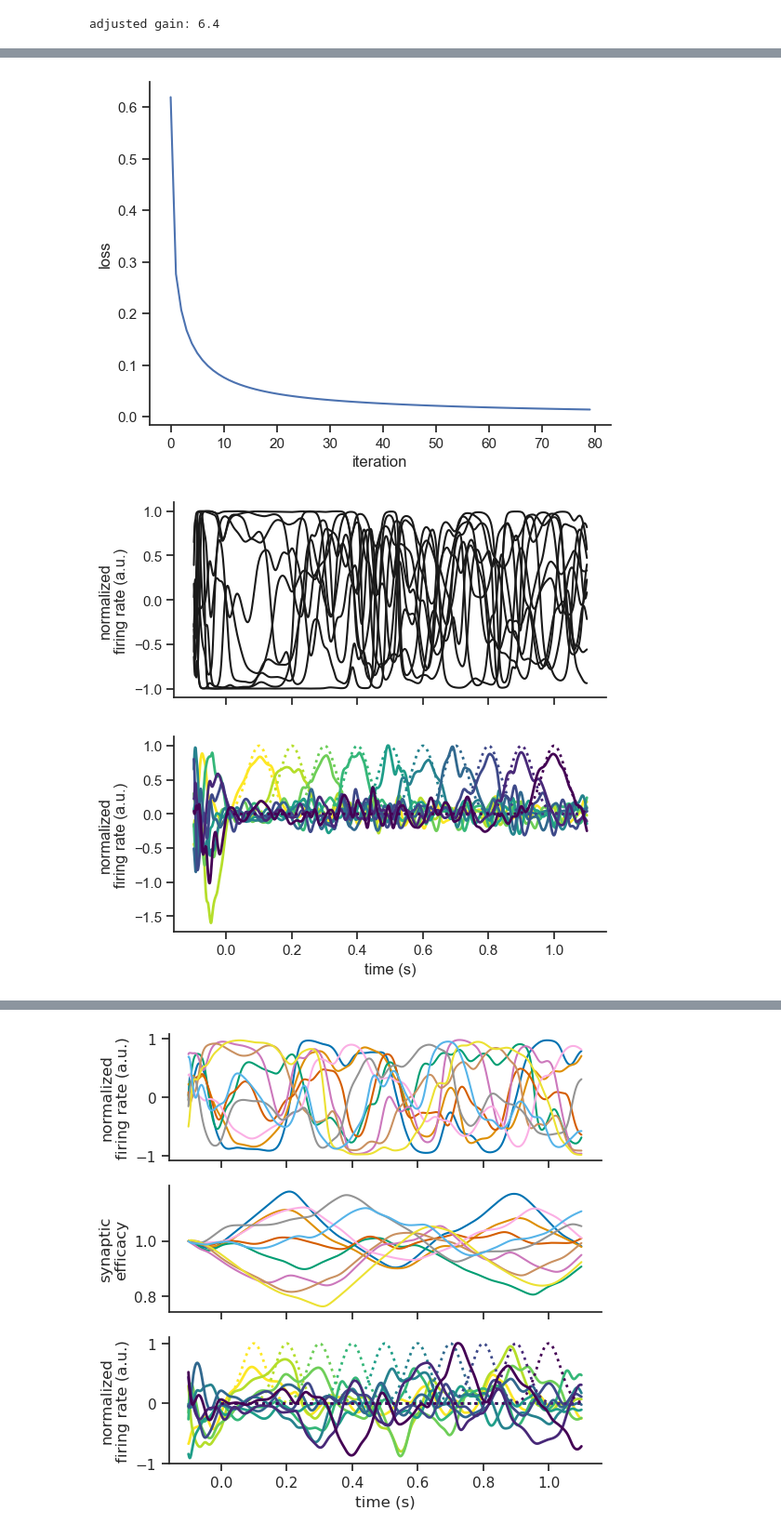
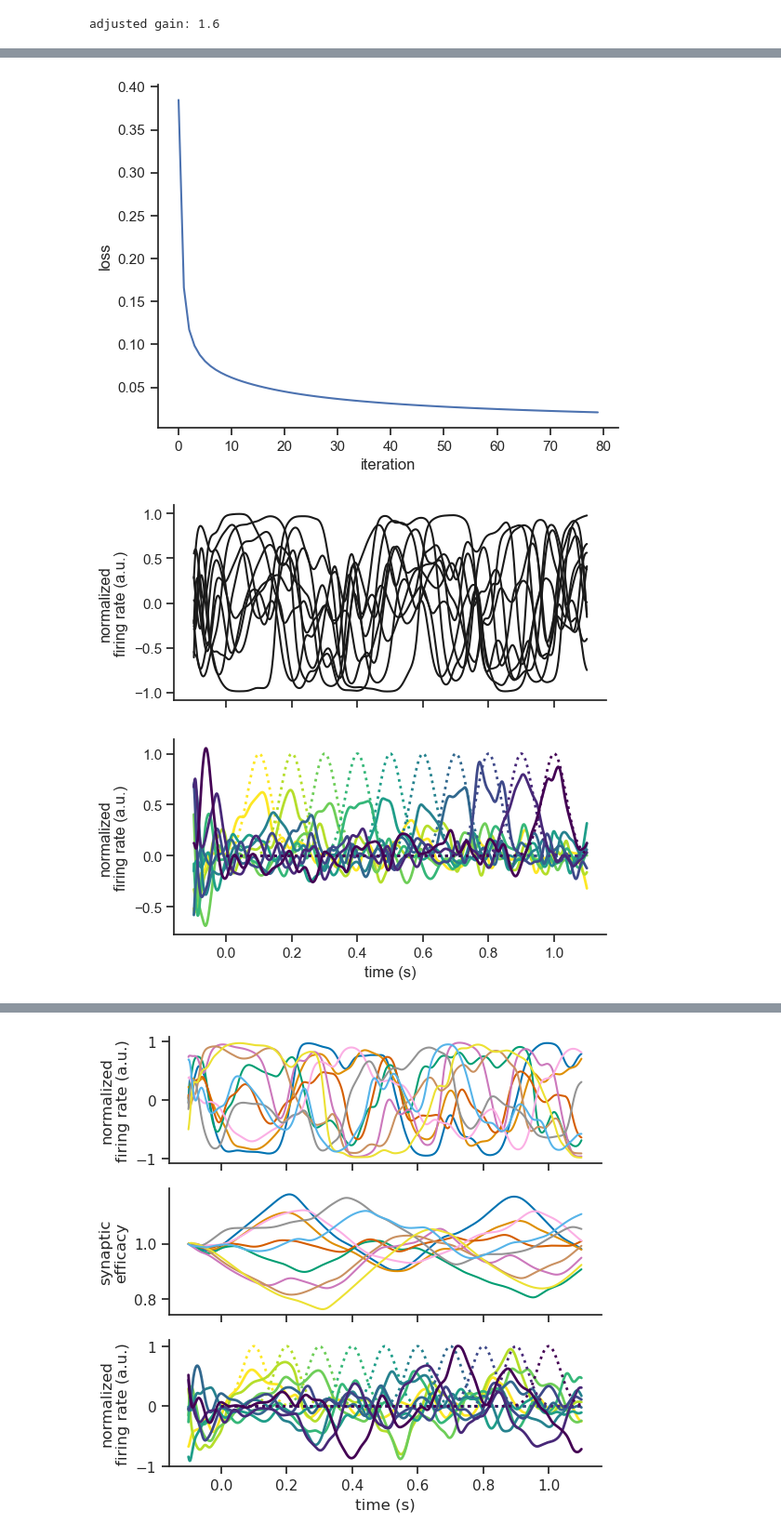
Before and after one commit to rythorpe/time_coding, a Jupyter notebook: aux_dev.ipynb, the cells around one changed output, grey strips where cells are left out. Shown at 93% size. Cells and saved outputs as stored; diff of their text form; code cells hidden in the pictures.

```diff
--- a/aux_dev.ipynb
+++ b/aux_dev.ipynb
@@ -53,7 +53,7 @@ targets, delay_times_ = get_gaussian_targets(n_batches, n_outputs, times,
 # training and testing
 h_0 = torch.rand(n_hidden) * 2 - 1  # uniform in (-1, 1)
 h_0 = torch.tile(h_0, (n_batches, 1))  # replicate for each batch
-r_0 = torch.rand(n_hidden)  # uniform in (0, 1)
+r_0 = torch.rand(n_hidden) * model.p_rel.detach()  # uniform in (0, p_rel)
 r_0 = torch.tile(r_0, (n_batches, 1))
 u_0 = torch.rand(n_hidden) # uniform in (0, 1)
 u_0 = torch.tile(u_0, (n_batches, 1))
@@ -64,7 +64,9 @@ inputs = inputs.to(device)
 targets = targets.to(device)
 h_0 = h_0.to(device)
 r_0 = r_0.to(device)
-u_0 = u_0.to(device)
+# r_0 = None
+# u_0 = u_0.to(device)
+u_0 = None
 
 # plot model output before training
 _, _ = test(inputs, targets, times, model, loss_fn, h_0, r_0, u_0, plot=True)
@@ -103,4 +105,4 @@ plt.ylabel('loss')
 h_t, loss = test(inputs, targets, times, model, loss_fn, h_0, r_0, u_0,
                  plot=True)
 # %% [output]
-adjusted gain: 6.4
+adjusted gain: 1.6
@@ -125,5 +127,5 @@ Test loss: 0.013783
-[figure, old version]
+[figure, new version]
-[figure, old version]
+[figure, new version]
 # %%
 from cycler import cycler
 
```
Also changed, not shown: parts of 3 cells of this notebook, 1 other file.
